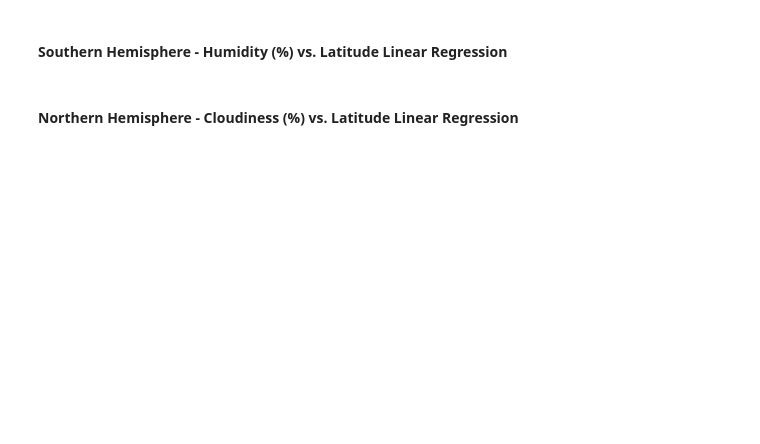
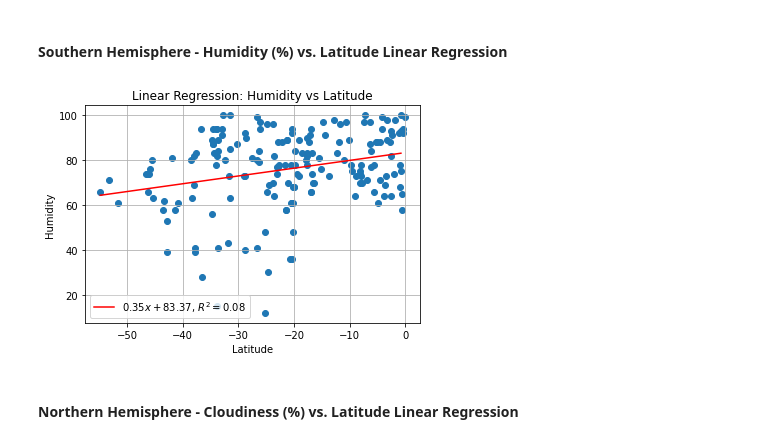
Before and after one commit to Alex8ab/python-api-challenge, a Jupyter notebook: WeatherPy/WeatherPy.ipynb, the cells around one changed output. Saved outputs shown, nothing was run; the diff lists cells and outputs as text; code cells hidden in the pictures; blank space fills up the shorter version.

```diff
--- a/WeatherPy/WeatherPy.ipynb
+++ b/WeatherPy/WeatherPy.ipynb
@@ -292,7 +333,9 @@ ln_regress(north_df["Lat"], north_df["Humidity"], "Humidity")
 # %% [markdown]
 ####  Southern Hemisphere - Humidity (%) vs. Latitude Linear Regression
 # %%
-ln_regress(south_df["Lat"], south_df["Humidity"], "Humidity")
+ln_regress(south_df["Lat"], south_df["Humidity"], "Humidity", 'Southern')
+# %% [output]
+[figure, added]
 # %% [markdown]
 ####  Northern Hemisphere - Cloudiness (%) vs. Latitude Linear Regression
 # %%
```
Also changed, not shown: parts of 20 cells of this notebook, 23 other files.
